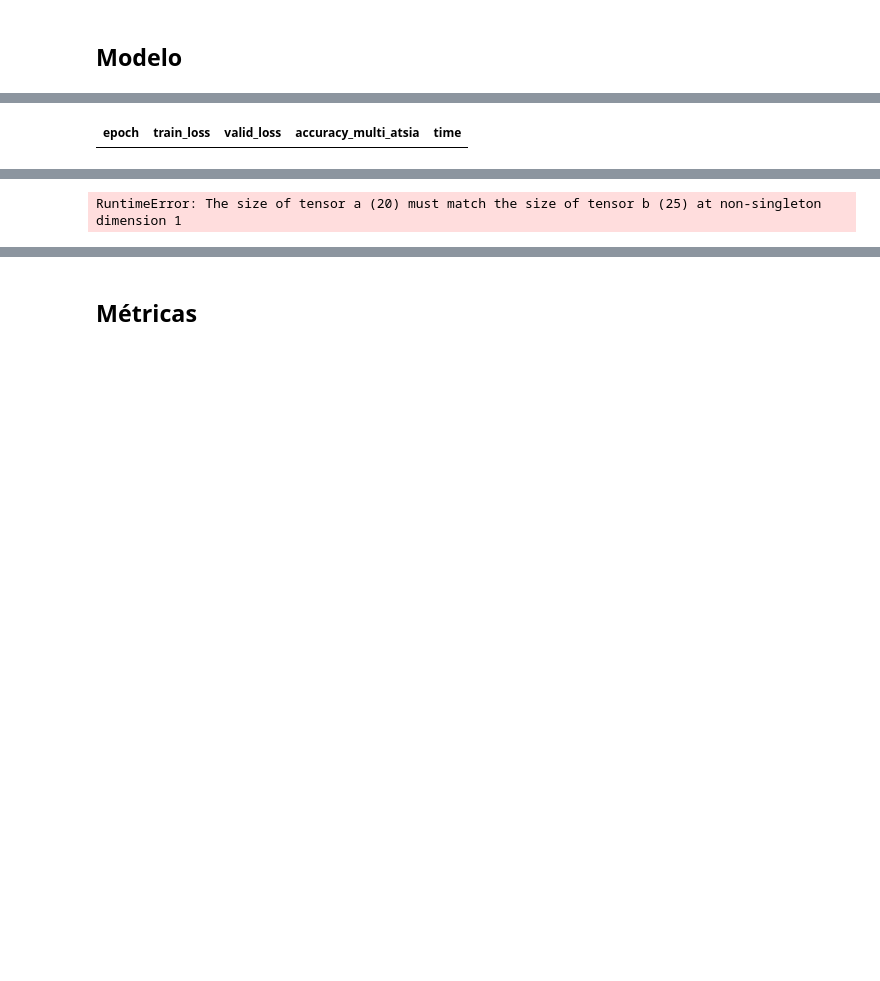
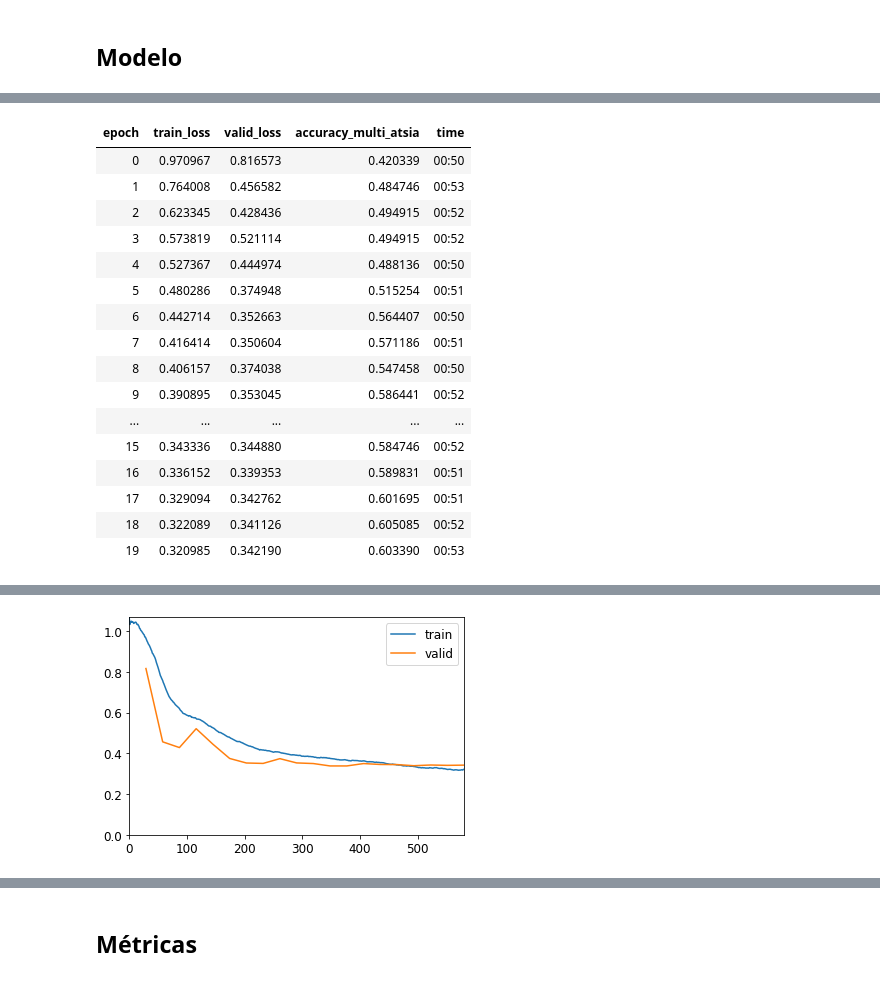
Before and after one commit to gabrielfreire08/ATSIA, a Jupyter notebook: atsia-usando-GF.ipynb, the cells around one changed output, grey strips where cells are left out. Cells and saved outputs as stored; diff of their text form; code cells hidden in the pictures; blank space fills up the shorter version.

```diff
--- a/atsia-usando-GF.ipynb
+++ b/atsia-usando-GF.ipynb
@@ -408,4 +373,20 @@ SuggestedLRs(valley=0.002511886414140463)
 # %%
-cbs = [SaveModelCallback(monitor= 'accuracy_multi_atsia', fname = 'model_test'),]
-learn.fit_one_cycle(1, lr_max = slice(5e-3, 5e-2), cbs = cbs)
+learn.fit_one_cycle(100, lr_max = slice(5e-3, 3e-2))
 # %% [output]
+| epoch | train_loss | valid_loss | accuracy_multi_atsia | time |
+| 0 | 0.970967 | 0.816573 | 0.420339 | 00:50 |
+| 1 | 0.764008 | 0.456582 | 0.484746 | 00:53 |
+| 2 | 0.623345 | 0.428436 | 0.494915 | 00:52 |
+| 3 | 0.573819 | 0.521114 | 0.494915 | 00:52 |
+| 4 | 0.527367 | 0.444974 | 0.488136 | 00:50 |
+| 5 | 0.480286 | 0.374948 | 0.515254 | 00:51 |
+| 6 | 0.442714 | 0.352663 | 0.564407 | 00:50 |
+| 7 | 0.416414 | 0.350604 | 0.571186 | 00:51 |
+| 8 | 0.406157 | 0.374038 | 0.547458 | 00:50 |
+| 9 | 0.390895 | 0.353045 | 0.586441 | 00:52 |
+| ... | ... | ... | ... | ... |
+| 15 | 0.343336 | 0.344880 | 0.584746 | 00:52 |
+| 16 | 0.336152 | 0.339353 | 0.589831 | 00:51 |
+| 17 | 0.329094 | 0.342762 | 0.601695 | 00:51 |
+| 18 | 0.322089 | 0.341126 | 0.605085 | 00:52 |
+| 19 | 0.320985 | 0.342190 | 0.603390 | 00:53 |
@@ -413 +394 @@ learn.fit_one_cycle(1, lr_max = slice(5e-3, 5e-2), cbs = cbs)
-| epoch | train_loss | valid_loss | accuracy_multi_atsia | time |
+[figure, added]
@@ -415 +404,0 @@ learn.fit_one_cycle(1, lr_max = slice(5e-3, 5e-2), cbs = cbs)
-RuntimeError: The size of tensor a (20) must match the size of tensor b (25) at non-singleton dimension 1
```
Also changed, not shown: parts of 25 cells of this notebook.
